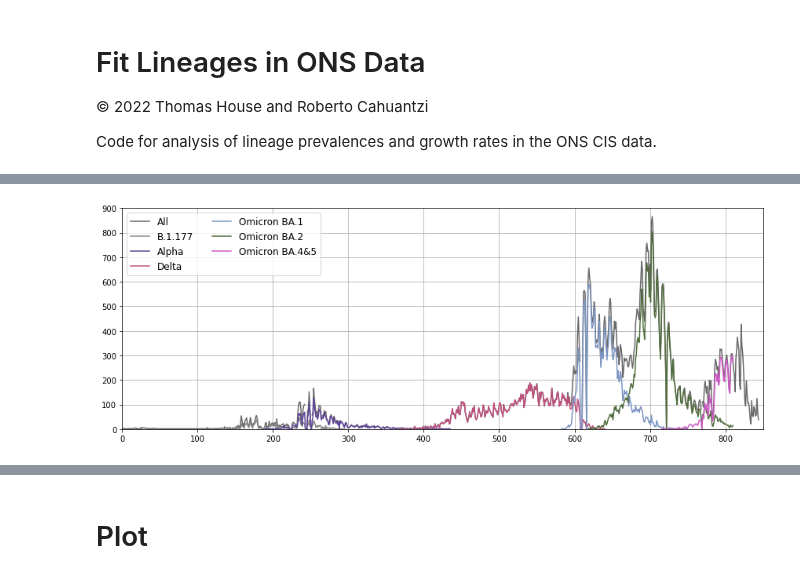
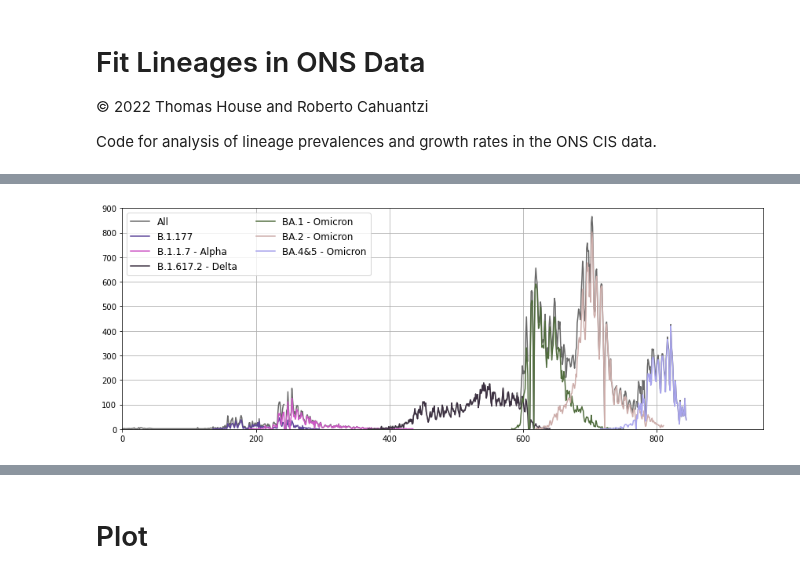
Before and after one commit to thomasallanhouse/covid19-lineages, a Jupyter notebook: fit_lineages.ipynb, the cells around one changed output, grey strips where cells are left out. Drawn from its saved outputs; the diff is of its cells as text; code cells hidden in the pictures.

Commit message:
fit_lineage.ipynb updated to new colour palette and to changes in lineage.py

```diff
--- a/fit_lineages.ipynb
+++ b/fit_lineages.ipynb
@@ -48,0 +53,2 @@ df_data.shape
+# %%
+df_data = pd.read_csv('ONS_day_lineage.csv')
@@ -49,33 +64,34 @@ df_data.shape
 # %%
 t_ranges = {'B.1.177': [125, 305],
-            'Alpha': [180, 450],
-            'Delta': [360, 640],
-            'Omicron BA.1': [580, 750],
-            'Omicron BA.2': [615, 810],
-            'Omicron BA.4&5': [715, 810]}
+            'B.1.1.7 - Alpha': [180, 450],
+            'B.1.617.2 - Delta': [360, 640],
+            'BA.1 - Omicron': [580, 750],
+            'BA.2 - Omicron': [615, 810],
+            'BA.4&5 - Omicron': [715, 890],
+           }
 # %%
 df_counts = LineageCounts(df_data, dict_lineages, t_ranges)
 
-plt.figure(figsize=(12,4.5))
-
+fig = plt.figure(figsize=(12,4.5))
+ax = fig.add_subplot()
 x_counts = df_counts.index
 y_counts = df_counts.iloc[:,0].T.values.reshape(-1)
-plt.plot(x_counts, y_counts, label='All',
+ax.plot(x_counts, y_counts, label='All',
          c='dimgrey')
 
 for i, column in enumerate(df_counts.columns[1:]):
     Z = df_counts[column]
     x_z = Z.index
     y_z = Z.T.values.reshape(-1)
-    plt.plot(x_z, y_z, label=column,
-             c=maincols[i])
+    ax.plot(x_z, y_z, label=column,
+             c=lineage_colours[column])
 
-plt.legend(fontsize=12, ncol=2)
-plt.ylim(0, 900); plt.xlim(0, 850)
-plt.grid()
+ax.legend(fontsize=12, ncol=2)
+ax.set_ylim(0, 900); plt.xlim(0, 959)
+ax.grid()
 plt.tight_layout()
 # %% [output]
-[figure, old version]
+[figure, new version]
 # %%
 df_probabilities = LineageProbabilities(df_data, dict_lineages, t_ranges)
 occurences = LineageOccurences(df_data, dict_lineages)
```
Also changed, not shown: parts of 10 cells of this notebook, 37 other files.
